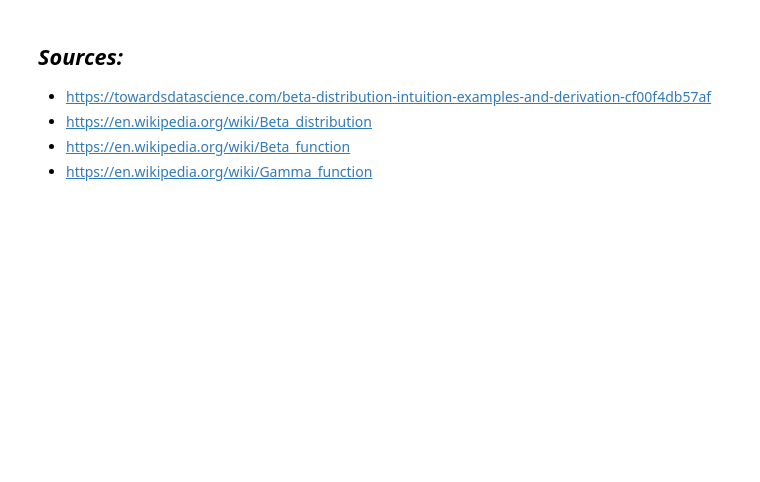
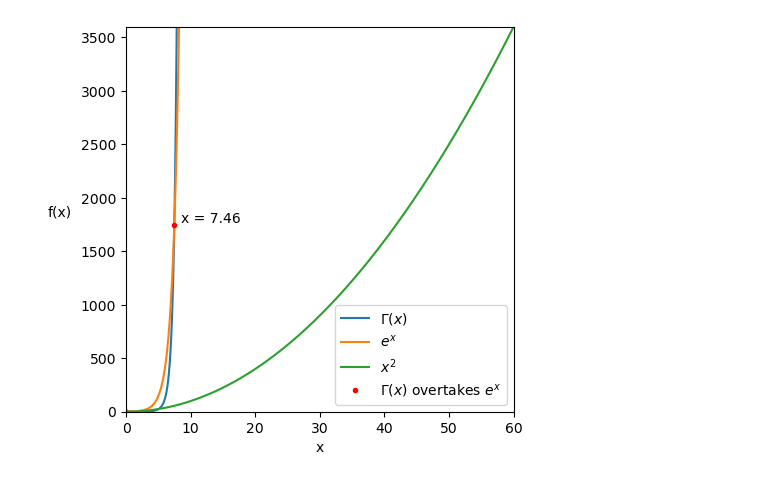
Before and after one commit to jwp91/TableMaker, a Jupyter notebook: BetaPDFNotes.ipynb, the cells around one changed output. Saved outputs shown, nothing was run; the diff lists cells and outputs as text; code cells hidden in the pictures; blank space fills up the shorter version.

```diff
--- a/BetaPDFNotes.ipynb
+++ b/BetaPDFNotes.ipynb
@@ -168,8 +154,22 @@ $$f(x; \alpha, \beta) = \frac{1}{B(\alpha, \beta)}~x^{\alpha-1}(1-x)^{\beta-1} =
-# %% [markdown]
-
-
-## *Sources:*
-* https://towardsdatascience.com/beta-distribution-intuition-examples-and-derivation-cf00f4db57af
-* https://en.wikipedia.org/wiki/Beta_distribution
-* https://en.wikipedia.org/wiki/Beta_function
-* https://en.wikipedia.org/wiki/Gamma_function
+# %%
+from scipy.special import gamma
+from scipy.optimize import fsolve
+
+xs = np.linspace(0,60,1000)
+overtake = fsolve(lambda x: np.exp(x) - gamma(x), 10)[0]
+
+plt.figure(figsize=(5,5))
+plt.plot(xs, gamma(xs), label = r"$\Gamma(x)$")
+plt.plot(xs, np.exp(xs), label = r"$e^x$")
+plt.plot(xs, xs**2, label = r"$x^2$")
+plt.plot(overtake, np.exp(overtake), 'r.', label = r"$\Gamma(x)$ overtakes $e^x$")
+# Add padding to text so it doesn't overlap the curve
+plt.text(overtake+1, np.exp(overtake), f"x = {overtake:.3g}", \
+         va='bottom')
+plt.ylim((0,max(xs**2)))
+plt.xlim((min(xs),max(xs)))
+plt.xlabel("x")
+plt.ylabel("f(x)", rotation = 0, labelpad = 15)
+plt.legend();
+# %% [output]
+[figure, added]
```
Also changed, not shown: parts of 16 cells of this notebook, 3 other files.
